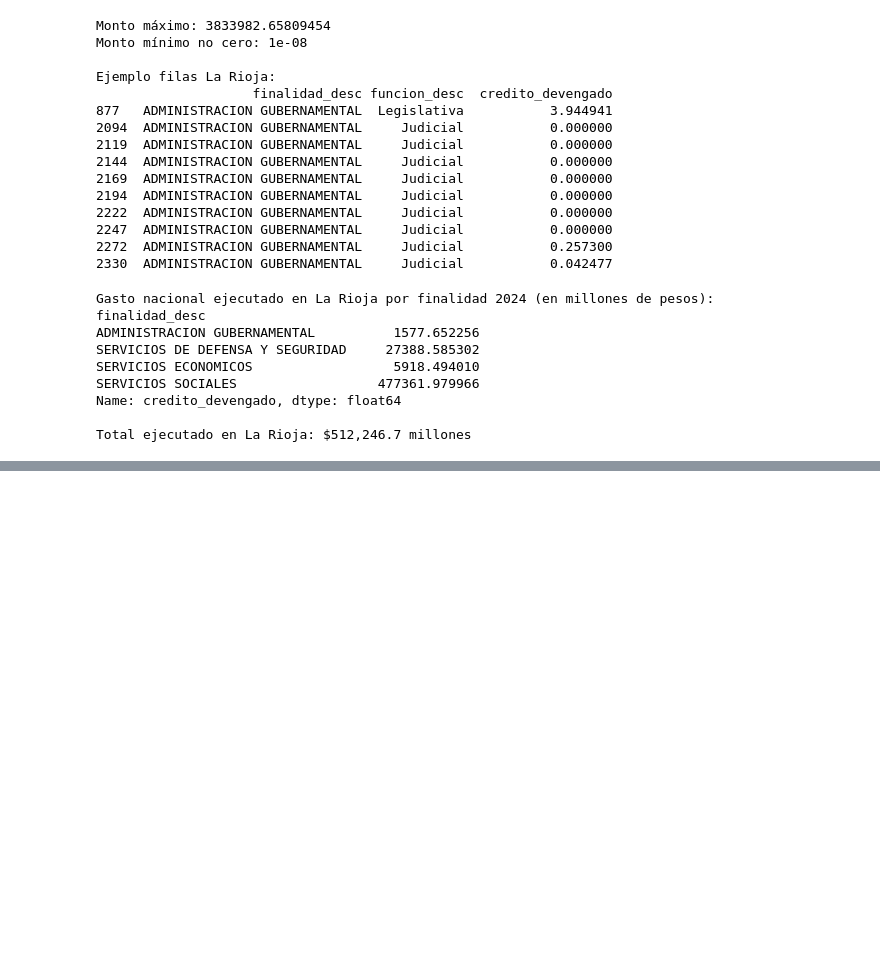
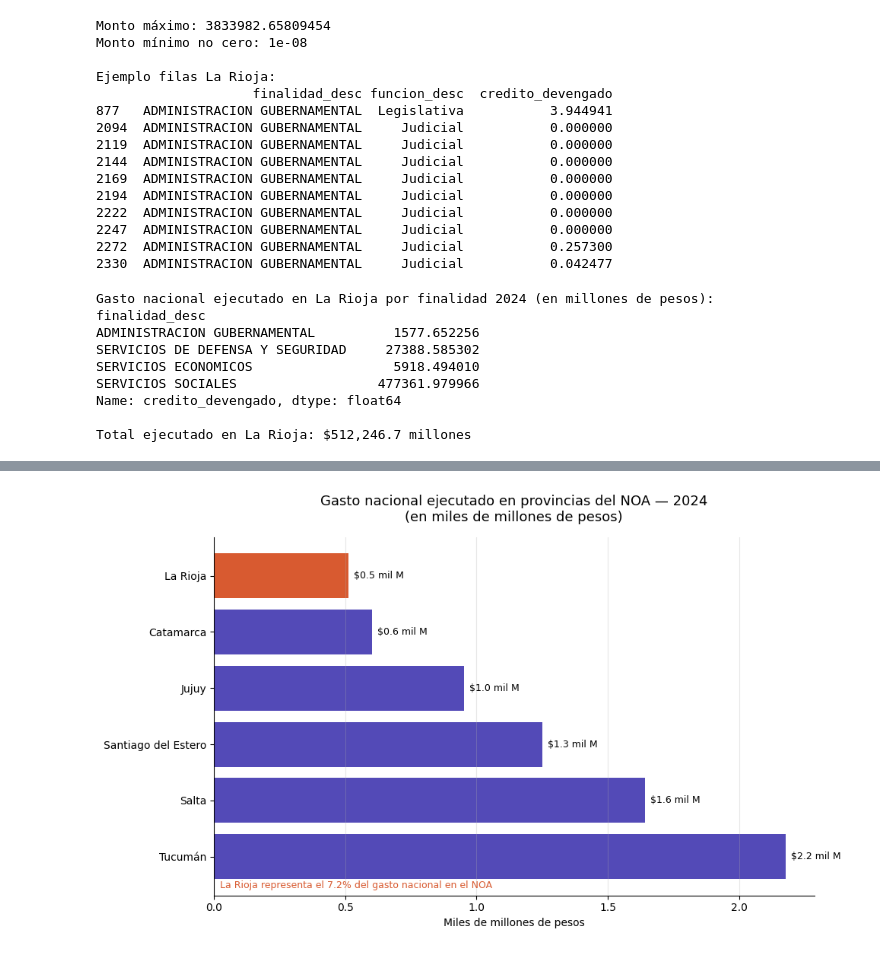
Before and after one commit to yaninard891/GastoPublico-LR, a Jupyter notebook: notebooks/01_gasto_publico_exploracion.ipynb, the cells around one changed output, grey strips where cells are left out. Cells and saved outputs as stored; diff of their text form; code cells hidden in the pictures; blank space fills up the shorter version.

```diff
--- a/notebooks/01_gasto_publico_exploracion.ipynb
+++ b/notebooks/01_gasto_publico_exploracion.ipynb
@@ -385,0 +409,20 @@ Total ejecutado en La Rioja: $512,246.7 millones
+# %%
+# Provincias del NOA
+noa = [
+    'Provincia de La Rioja',
+    'Provincia de Catamarca',
+    'Provincia de Tucumán',
+    'Provincia de Salta',
+    'Provincia de Jujuy',
+    'Provincia de Santiago del Estero'
+]
+
+df_noa = df_2024[df_2024['ubicacion_geografica_desc'].isin(noa)]
+
+# Agrupar por provincia
+gasto_noa = df_noa.groupby('ubicacion_geografica_desc')['credito_devengado'].sum().sort_values(ascending=False)
+
+print("Gasto nacional ejecutado en provincias del NOA — 2024 (millones de pesos):")
+print(gasto_noa)
+print(f"\nTotal NOA: ${gasto_noa.sum():,.0f} millones")
+print(f"La Rioja representa el {gasto_noa['Provincia de La Rioja']/gasto_noa.sum()*100:.1f}% del total NOA")
@@ -385,0 +442,35 @@ Total ejecutado en La Rioja: $512,246.7 millones
+# %%
+fig, ax = plt.subplots(figsize=(10, 6))
+
+# Nombres más cortos para el gráfico
+etiquetas = [p.replace('Provincia de ', '').replace('Provincia del ', '')
+             for p in gasto_noa.index]
+
+colores_noa = ['#534AB7', '#534AB7', '#534AB7', '#534AB7', '#534AB7', '#D85A30']
+# La Rioja en color distinto (es la última después del sort)
+colores_noa = ['#534AB7' if 'La Rioja' not in p else '#D85A30'
+               for p in gasto_noa.index]
+
+bars = ax.barh(etiquetas, gasto_noa.values / 1_000_000, color=colores_noa)
+
+for bar, valor in zip(bars, gasto_noa.values / 1_000_000):
+    ax.text(bar.get_width() + 0.02, bar.get_y() + bar.get_height()/2,
+            f'${valor:,.1f} mil M', va='center', fontsize=9)
+
+ax.set_title('Gasto nacional ejecutado en provincias del NOA — 2024\n(en miles de millones de pesos)',
+             fontsize=13, pad=15)
+ax.set_xlabel('Miles de millones de pesos')
+ax.spines['top'].set_visible(False)
+ax.spines['right'].set_visible(False)
+ax.grid(axis='x', alpha=0.3)
+
+# Nota al pie
+ax.annotate('La Rioja representa el 7.2% del gasto nacional en el NOA',
+            xy=(0.01, 0.02), xycoords='axes fraction', fontsize=9,
+            color='#D85A30')
+
+plt.tight_layout()
+plt.savefig('../dashboard/grafico_noa_comparacion.png', dpi=150, bbox_inches='tight')
+plt.show()
+# %% [output]
+[figure, added]
```
Also changed, not shown: parts of 2 cells of this notebook, 1 other file.
